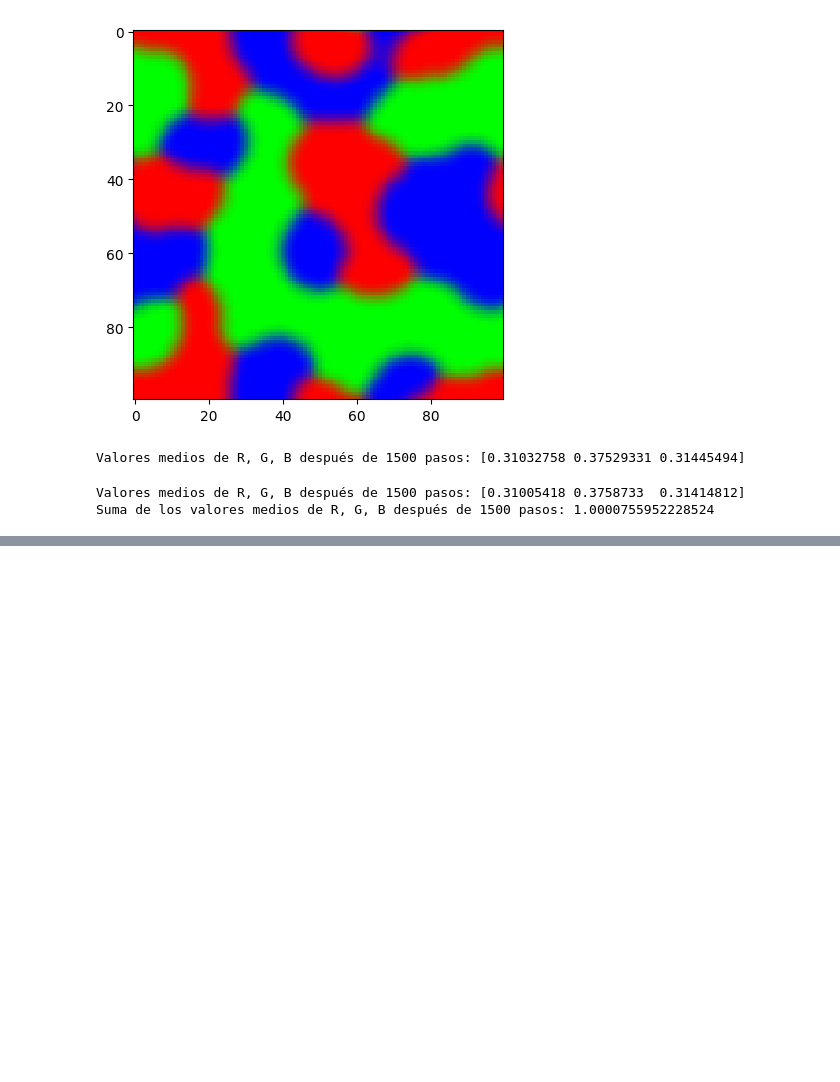
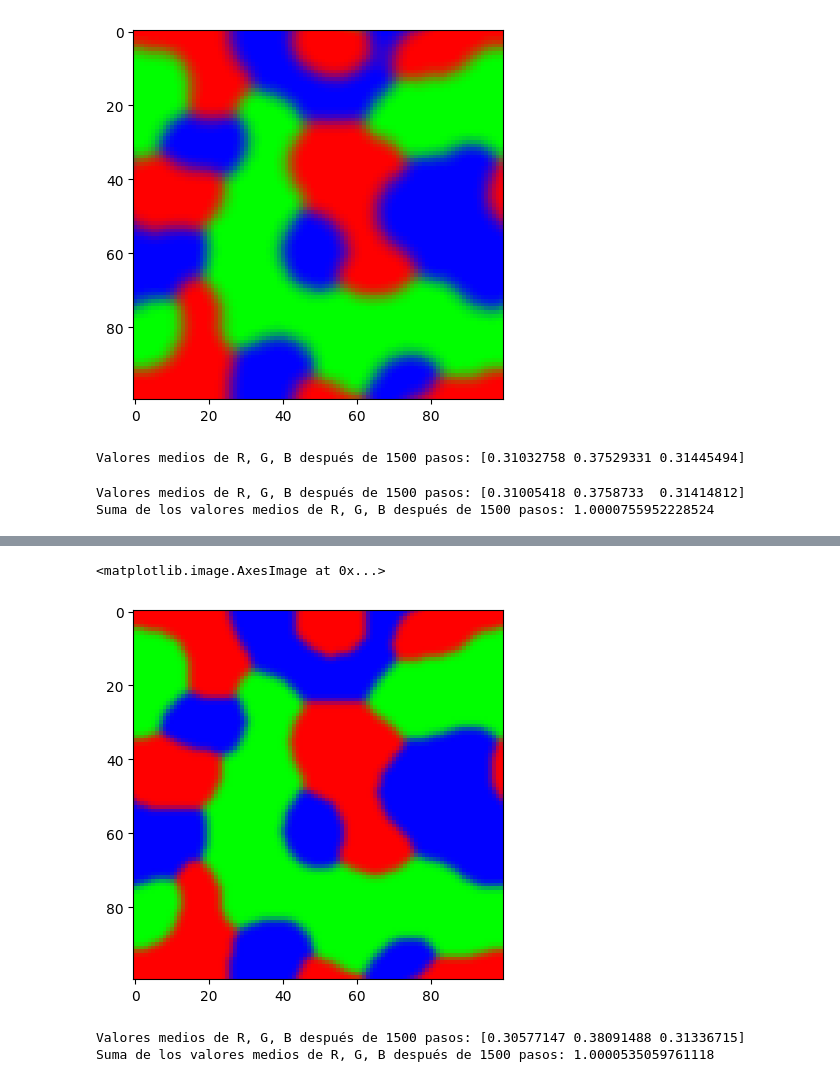
Before and after one commit to nacho2110/edpn-proyecto, a Jupyter notebook: variacion_rho.ipynb, the cells around one changed output, grey strips where cells are left out. Saved outputs shown, nothing was run; the diff lists cells and outputs as text; code cells hidden in the pictures; blank space fills up the shorter version.

Commit message:
Feat: new tests for ternary, and study of binary classifiers

```diff
--- a/variacion_rho.ipynb
+++ b/variacion_rho.ipynb
@@ -112,0 +137,2 @@ Suma de los valores medios de R, G, B después de 1500 pasos: 1.0000755952228524
+# %%
+d = TernaryClassifier(x_new, 1e-1, 200, 1)
@@ -112,0 +149,17 @@ Suma de los valores medios de R, G, B después de 1500 pasos: 1.0000755952228524
+# %%
+for _ in range(10):
+    d.alternated_step()
+plt.imshow(d.grid)
+# %% [output]
+<matplotlib.image.AxesImage at 0x...>
+[figure, added]
+# %%
+d.alternated_step()
+x2 = d.grid
+mean_x2 = np.mean(x2, axis=(0, 1))
+print(f"Valores medios de R, G, B después de 1500 pasos: {mean_x2}")
+sum_x2 = np.sum(mean_x2)
+print(f"Suma de los valores medios de R, G, B después de 1500 pasos: {sum_x2}")
+# %% [output]
+Valores medios de R, G, B después de 1500 pasos: [0.30577147 0.38091488 0.31336715]
+Suma de los valores medios de R, G, B después de 1500 pasos: 1.0000535059761118
```
Also changed, not shown: parts of 15 cells of this notebook.
